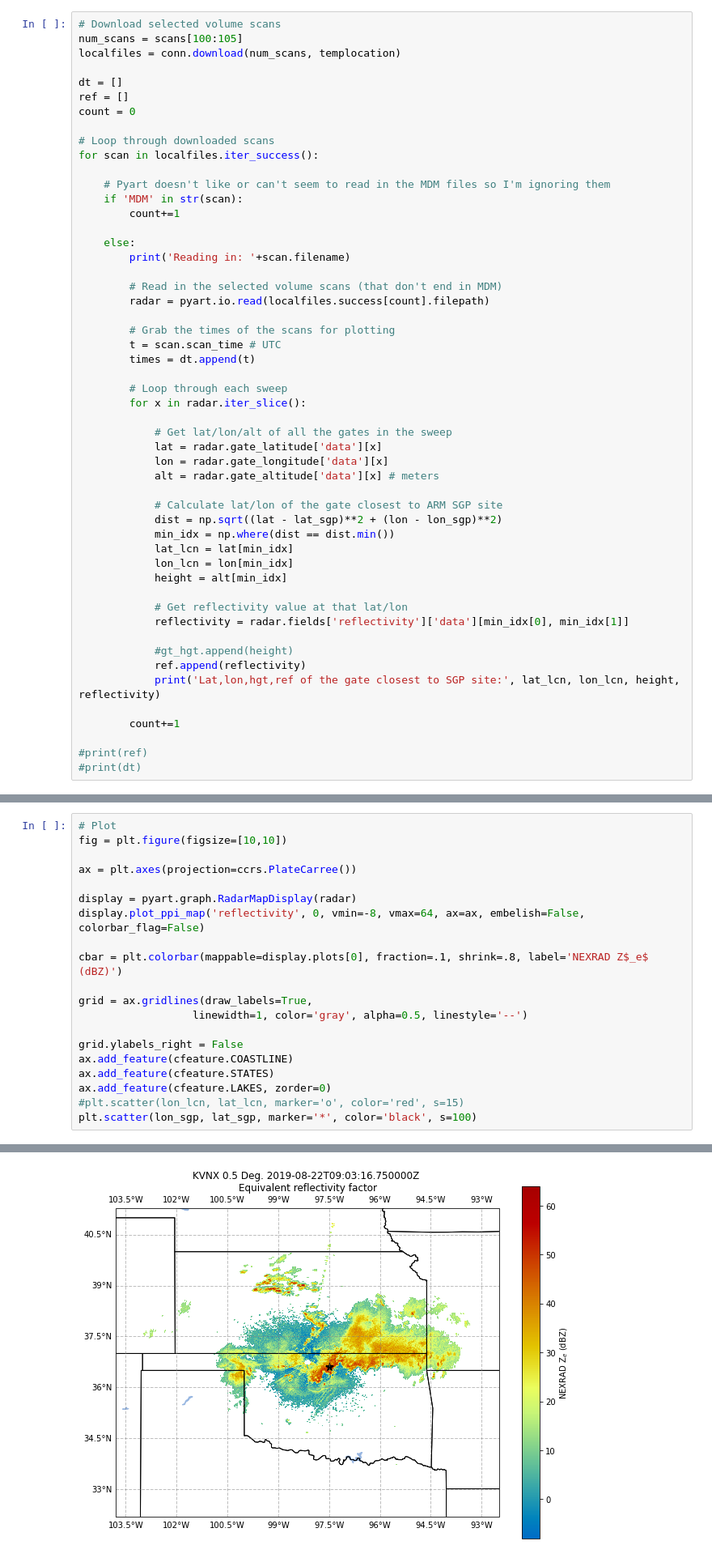
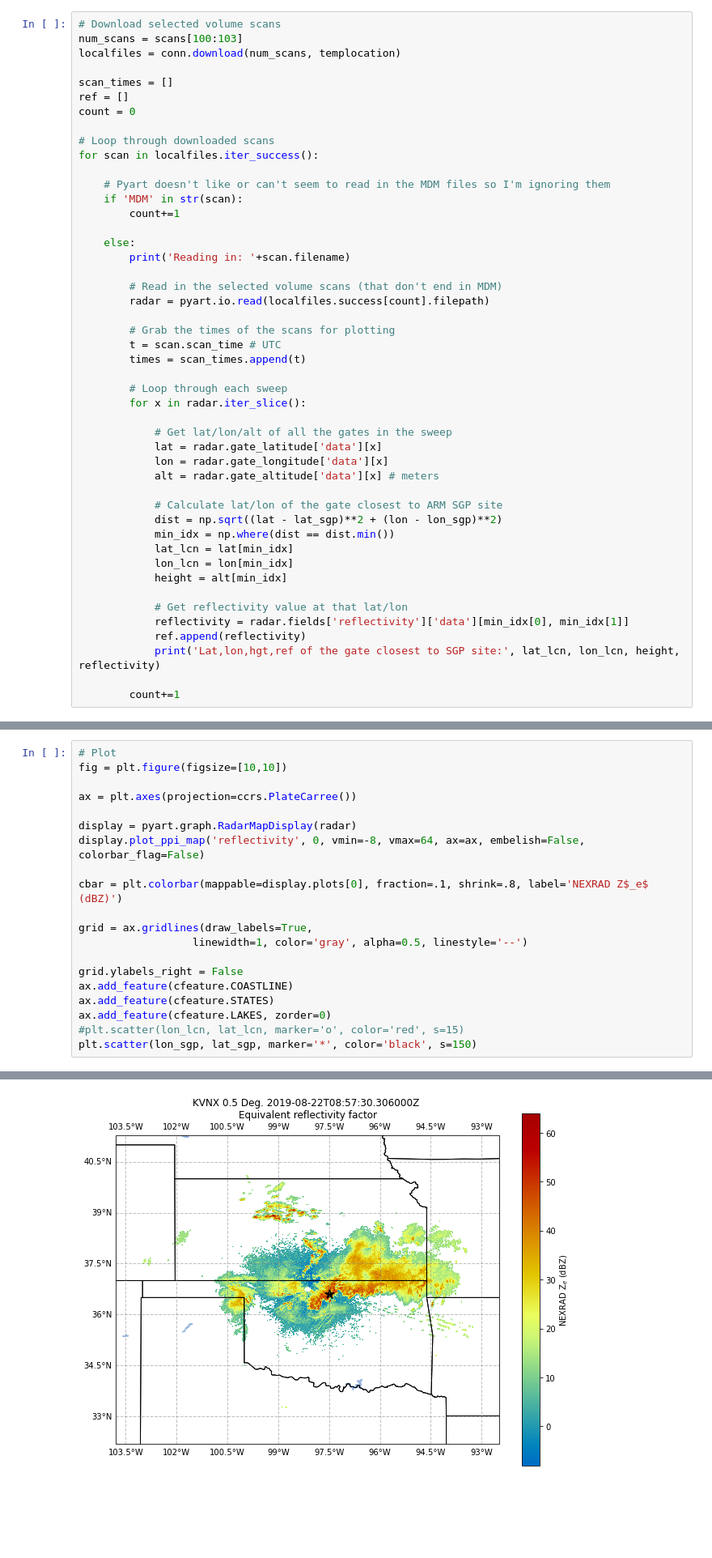
Before and after one commit to waggle-sensor/summer2021, a Jupyter notebook: Andrews/NEXRADfromAWS_ref.ipynb, the cells around one changed output, grey strips where cells are left out. Shown at 81% size. Saved outputs shown, nothing was run; the diff lists cells and outputs as text; blank space fills up the shorter version.

```diff
--- a/Andrews/NEXRADfromAWS_ref.ipynb
+++ b/Andrews/NEXRADfromAWS_ref.ipynb
@@ -34,10 +34,10 @@ conn = nexradaws.NexradAwsInterface()
 scans = conn.get_avail_scans(2019, 8, 22, 'KVNX')
 # %%
 # Download selected volume scans
-num_scans = scans[100:105]
+num_scans = scans[100:103]
 localfiles = conn.download(num_scans, templocation)
 
-dt = []
+scan_times = []
 ref = []
 count = 0
 
@@ -56,7 +56,7 @@ for scan in localfiles.iter_success():
 
         # Grab the times of the scans for plotting
         t = scan.scan_time # UTC
-        times = dt.append(t)
+        times = scan_times.append(t)
 
         # Loop through each sweep
         for x in radar.iter_slice():
@@ -75,13 +75,8 @@ for scan in localfiles.iter_success():
 
             # Get reflectivity value at that lat/lon
             reflectivity = radar.fields['reflectivity']['data'][min_idx[0], min_idx[1]]
-
-            #gt_hgt.append(height)
             ref.append(reflectivity)
             print('Lat,lon,hgt,ref of the gate closest to SGP site:', lat_lcn, lon_lcn, height, reflectivity)
 
         count+=1
-
-#print(ref)
-#print(dt)
 # %% [output]
@@ -105,23 +100,23 @@ Lat,lon,hgt,ref of the gate closest to SGP site: [36.60619215] [-97.48891494] [2
 # %%
 # Plot
 fig = plt.figure(figsize=[10,10])
 
 ax = plt.axes(projection=ccrs.PlateCarree())
 
 display = pyart.graph.RadarMapDisplay(radar)
 display.plot_ppi_map('reflectivity', 0, vmin=-8, vmax=64, ax=ax, embelish=False, colorbar_flag=False)
 
 cbar = plt.colorbar(mappable=display.plots[0], fraction=.1, shrink=.8, label='NEXRAD Z$_e$ (dBZ)')
 
 grid = ax.gridlines(draw_labels=True,
                   linewidth=1, color='gray', alpha=0.5, linestyle='--')
 
 grid.ylabels_right = False
 ax.add_feature(cfeature.COASTLINE)
 ax.add_feature(cfeature.STATES)
 ax.add_feature(cfeature.LAKES, zorder=0)
 #plt.scatter(lon_lcn, lat_lcn, marker='o', color='red', s=15)
-plt.scatter(lon_sgp, lat_sgp, marker='*', color='black', s=100)
+plt.scatter(lon_sgp, lat_sgp, marker='*', color='black', s=150)
 # %% [output]
 <matplotlib.collections.PathCollection at 0x...>
-[figure, old version]
+[figure, new version]
```
Also changed, not shown: parts of 8 cells of this notebook.
